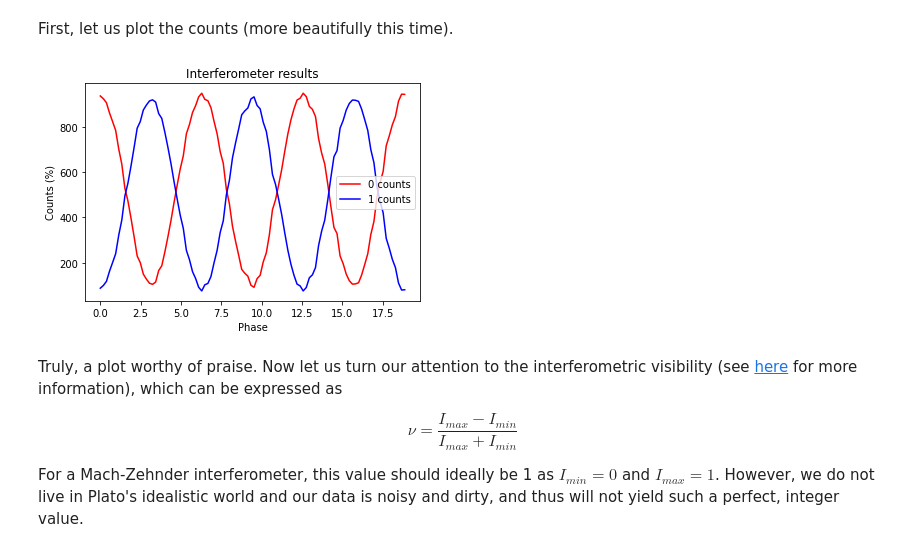
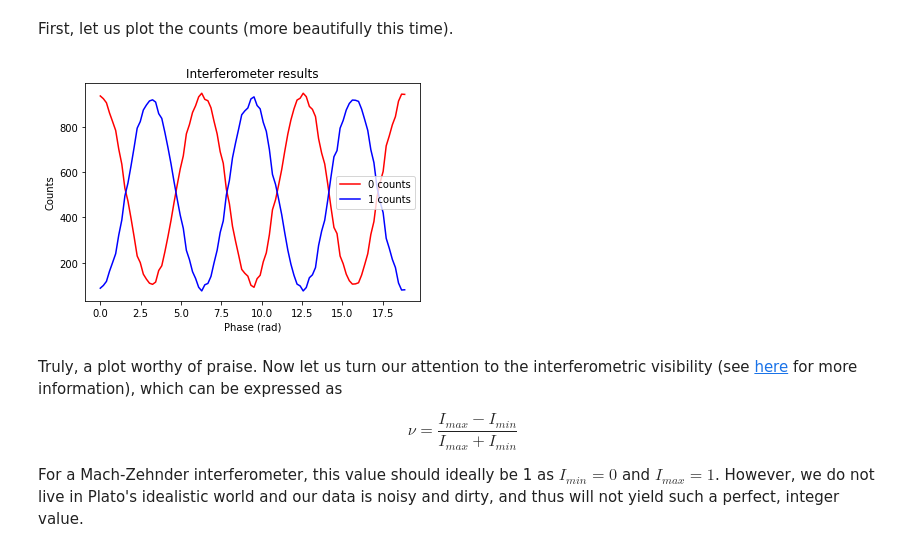
Before and after one commit to PeterSidajaya/PC5228-analysis, a Jupyter notebook: PC5228_analysis.ipynb, the cells around one changed output. Drawn from its saved outputs; the diff is of its cells as text; code cells hidden in the pictures.

Commit message:
Update plot axes

```diff
--- a/PC5228_analysis.ipynb
+++ b/PC5228_analysis.ipynb
@@ -11,18 +11,18 @@ First, let us plot the counts (more beautifully this time).
 # %%
 steps = 100
 phases = np.linspace(0, 6*np.pi, num=steps)
 counts_0 = np.loadtxt('data//counts_0.txt')
 counts_1 = np.loadtxt('data//counts_1.txt')
 
 plt.plot(phases, counts_0, 'r', label='0 counts')
 plt.plot(phases, counts_1, 'b', label='1 counts')
 plt.title('Interferometer results')
-plt.xlabel('Phase')
-plt.ylabel('Counts (%)')
+plt.xlabel('Phase (rad)')
+plt.ylabel('Counts')
 plt.legend(loc='best')
 plt.show()
 # %% [output]
-[figure, old version]
+[figure, new version]
 # %% [markdown]
 Truly, a plot worthy of praise. Now let us turn our attention to the interferometric visibility (see [here](https://en.wikipedia.org/wiki/Interferometric_visibility) for more information), which can be expressed as
 
```
Also changed, not shown: parts of 4 cells of this notebook, 1 other file.
